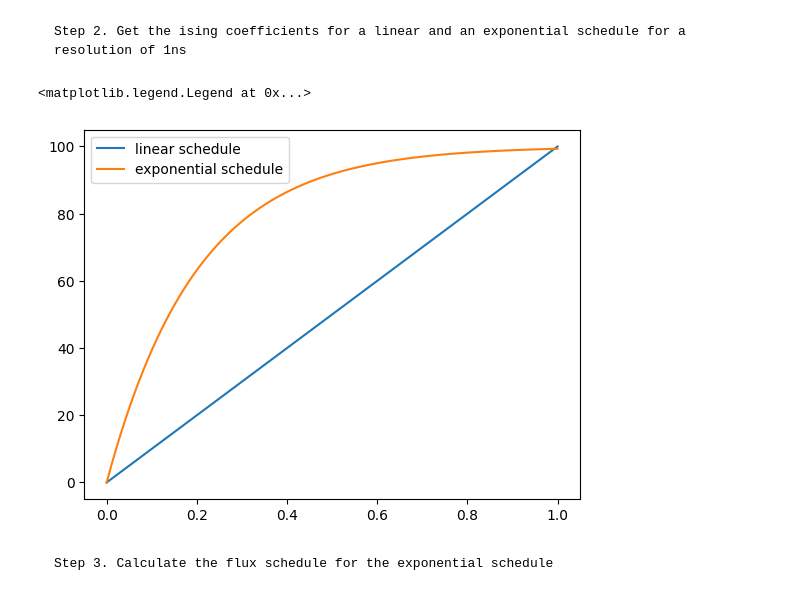
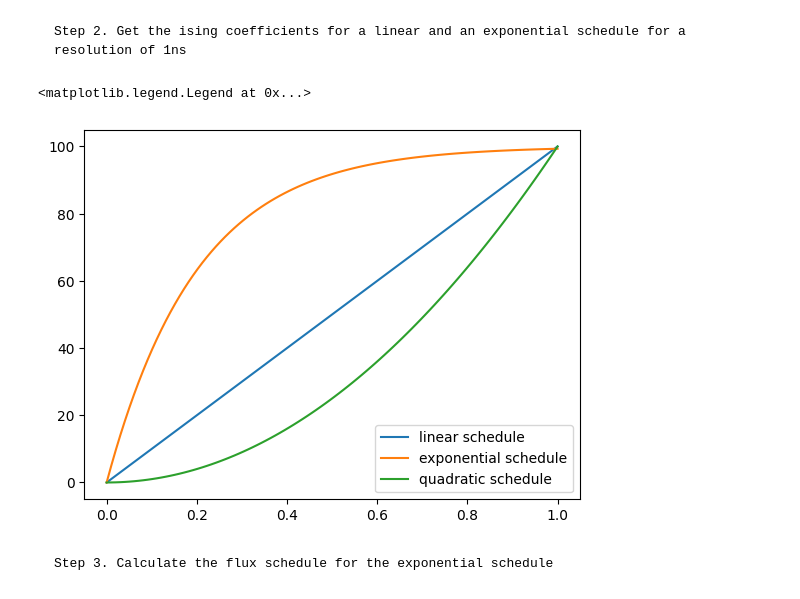
Before and after one commit to Piwakk/-F-PA-M-ETH-Hackathon, a Jupyter notebook: challenge_description/problem.ipynb, the cells around one changed output. Saved outputs shown, nothing was run; the diff lists cells and outputs as text; code cells hidden in the pictures.

```diff
--- a/challenge_description/problem.ipynb
+++ b/challenge_description/problem.ipynb
@@ -971,15 +971,24 @@ def exponential_schedule(lam):
     return _schedule
 
 
+def quadratic_schedule():
+    def _schedule(h0_c, hf_c, points):
+        x = np.linspace(0, 1, points)
+        return h0_c + hf_c * x**2
+    return _schedule
+
+
 ising_linear = get_schedule(h0, hf, points=10, schedule=linear_schedule())
 ising_exponential = get_schedule(h0, hf, points=10, schedule=exponential_schedule(lam=5))
+ising_quadratic = get_schedule(h0, hf, points=10, schedule=quadratic_schedule())
 # %%
 plt.plot(np.linspace(0, 1, 100), linear_schedule()(0, 100, 100), label="linear schedule")
 plt.plot(np.linspace(0, 1, 100), exponential_schedule(lam=5)(0, 100, 100), label="exponential schedule")
+plt.plot(np.linspace(0, 1, 100), quadratic_schedule()(0, 100, 100), label="quadratic schedule")
 plt.legend()
 # %% [output]
 <matplotlib.legend.Legend at 0x...>
-[figure, old version]
+[figure, new version]
 # %% [markdown]
     Step 3. Calculate the flux schedule for the exponential schedule
 # %%
```
Also changed, not shown: parts of 10 cells of this notebook.
